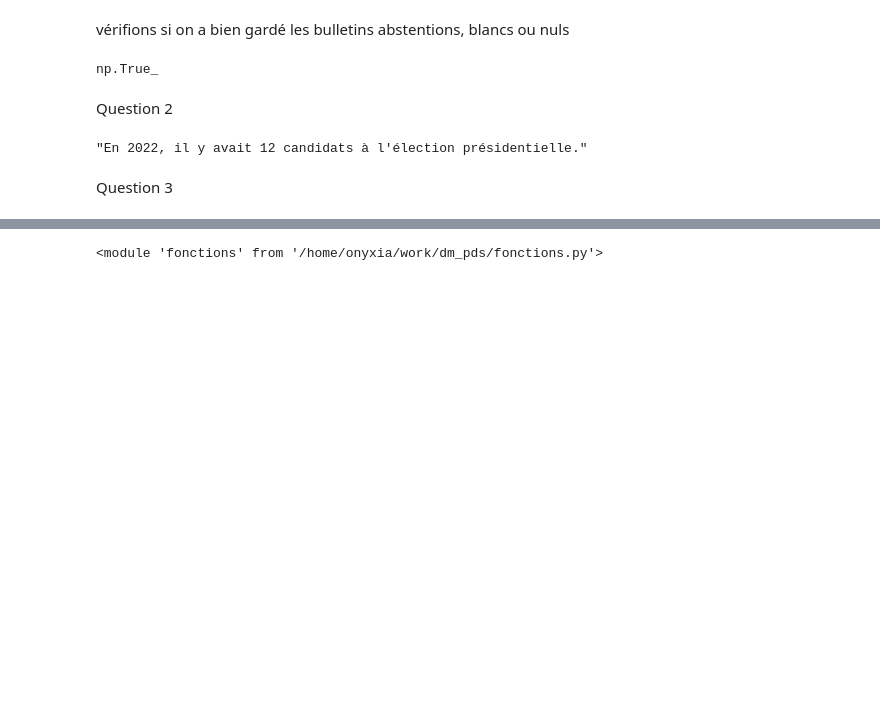
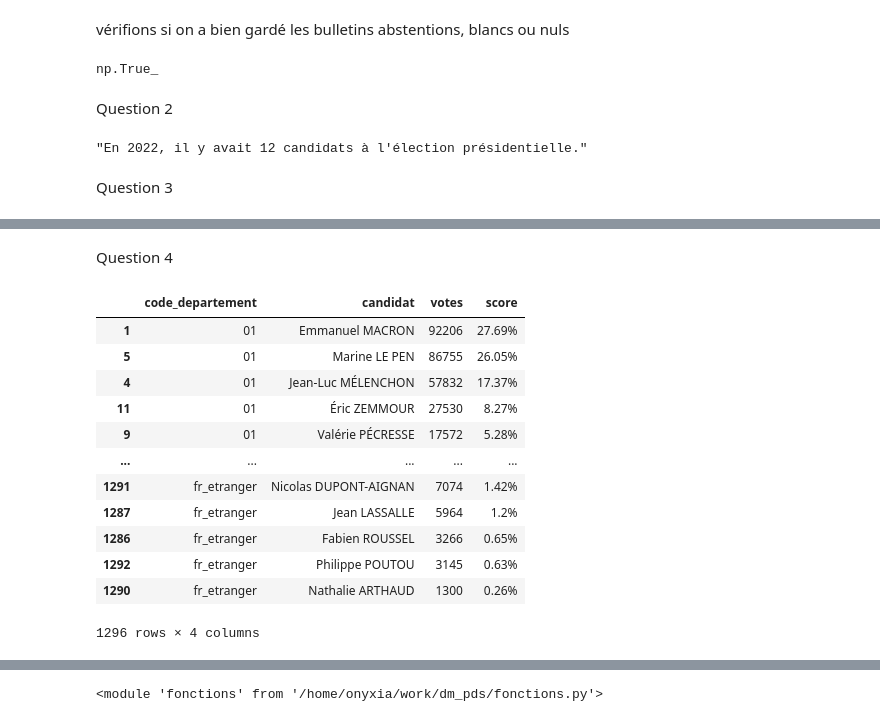
Before and after one commit to louisepech/dm_pds, a Jupyter notebook: dm.ipynb, the cells around one changed output, grey strips where cells are left out. Cells and saved outputs as stored; diff of their text form; code cells hidden in the pictures; blank space fills up the shorter version.

Commit message:
question 3 et 4

```diff
--- a/dm.ipynb
+++ b/dm.ipynb
@@ -76,0 +100,18 @@ fonctions.scores_nationaux(df)
+# %% [markdown]
+Question 4
+# %%
+fonctions.scores_departements(df)
+# %% [output]
+|  | code_departement | candidat | votes | score |
+| 1 | 01 | Emmanuel MACRON | 92206 | 27.69% |
+| 5 | 01 | Marine LE PEN | 86755 | 26.05% |
+| 4 | 01 | Jean-Luc MÉLENCHON | 57832 | 17.37% |
+| 11 | 01 | Éric ZEMMOUR | 27530 | 8.27% |
+| 9 | 01 | Valérie PÉCRESSE | 17572 | 5.28% |
+| ... | ... | ... | ... | ... |
+| 1291 | fr_etranger | Nicolas DUPONT-AIGNAN | 7074 | 1.42% |
+| 1287 | fr_etranger | Jean LASSALLE | 5964 | 1.2% |
+| 1286 | fr_etranger | Fabien ROUSSEL | 3266 | 0.65% |
+| 1292 | fr_etranger | Philippe POUTOU | 3145 | 0.63% |
+| 1290 | fr_etranger | Nathalie ARTHAUD | 1300 | 0.26% |
+1296 rows × 4 columns
```
Also changed, not shown: parts of 9 cells of this notebook, 1 other file.
